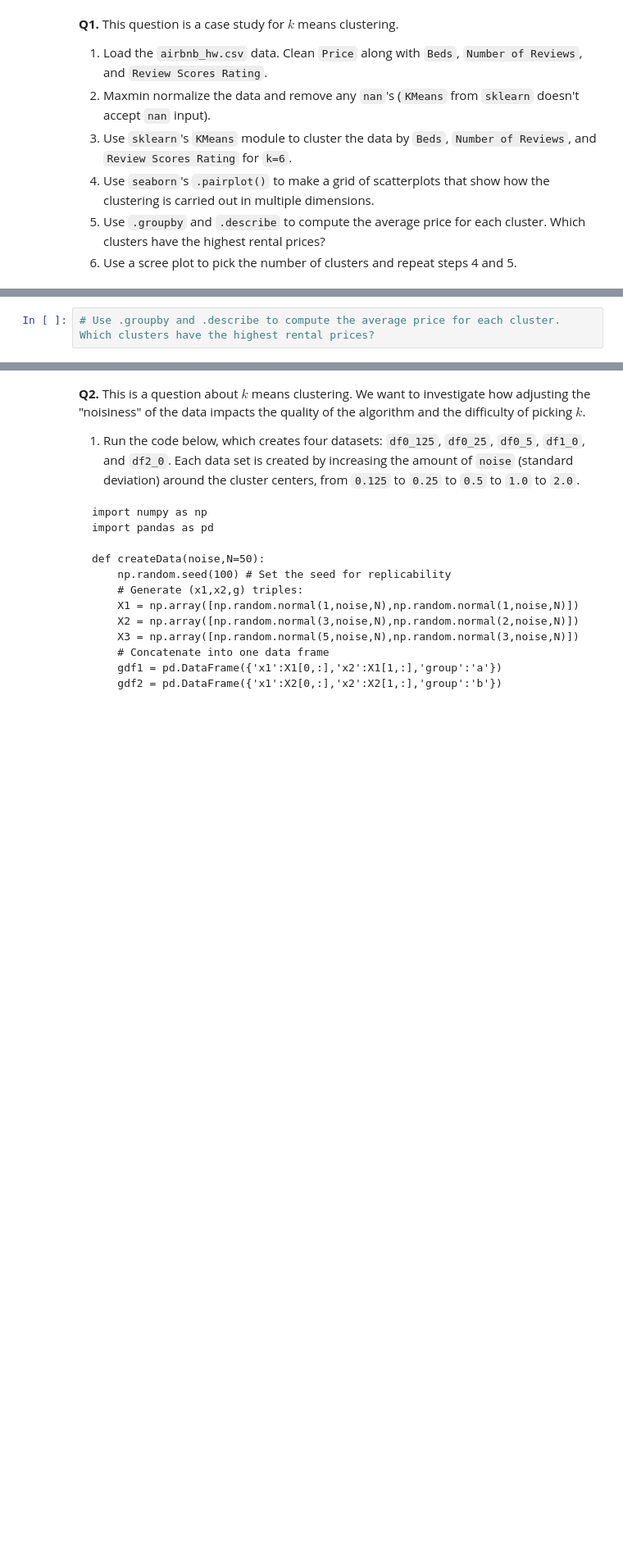
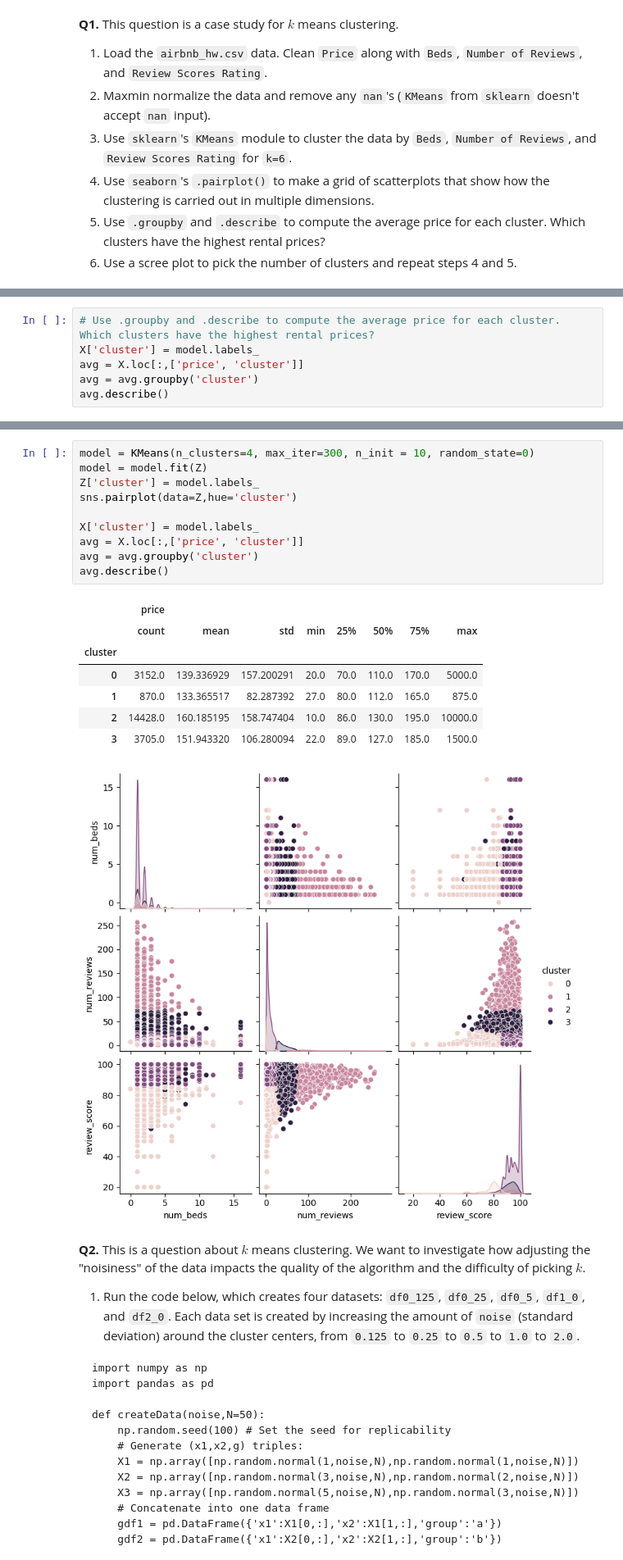
Before and after one commit to jennyschilling/kmc, a Jupyter notebook: assignment_kmc.ipynb, the cells around one changed output, grey strips where cells are left out. Shown: that part at 82% size. Cells and saved outputs as stored; diff of their text form; blank space fills up the shorter version.

```diff
--- a/assignment_kmc.ipynb
+++ b/assignment_kmc.ipynb
@@ -94,2 +108,6 @@ Z.describe()
 # %%
 # Use .groupby and .describe to compute the average price for each cluster. Which clusters have the highest rental prices?
+X['cluster'] = model.labels_
+avg = X.loc[:,['price', 'cluster']]
+avg = avg.groupby('cluster')
+avg.describe()
@@ -98,3 +137,22 @@ Z.describe()
+# %%
+model = KMeans(n_clusters=4, max_iter=300, n_init = 10, random_state=0)
+model = model.fit(Z)
+Z['cluster'] = model.labels_
+sns.pairplot(data=Z,hue='cluster')
+
+X['cluster'] = model.labels_
+avg = X.loc[:,['price', 'cluster']]
+avg = avg.groupby('cluster')
+avg.describe()
+# %% [output]
+|  | price |  |  |  |  |  |  |  |
+|  | count | mean | std | min | 25% | 50% | 75% | max |
+| cluster |  |  |  |  |  |  |  |  |
+| 0 | 3152.0 | 139.336929 | 157.200291 | 20.0 | 70.0 | 110.0 | 170.0 | 5000.0 |
+| 1 | 870.0 | 133.365517 | 82.287392 | 27.0 | 80.0 | 112.0 | 165.0 | 875.0 |
+| 2 | 14428.0 | 160.185195 | 158.747404 | 10.0 | 86.0 | 130.0 | 195.0 | 10000.0 |
+| 3 | 3705.0 | 151.943320 | 106.280094 | 22.0 | 89.0 | 127.0 | 185.0 | 1500.0 |
+[figure, added]
 # %% [markdown]
 **Q2.** This is a question about $k$ means clustering. We want to investigate how adjusting the "noisiness" of the data impacts the quality of the algorithm and the difficulty of picking $k$.
 
```
Also changed, not shown: parts of 7 cells of this notebook.
